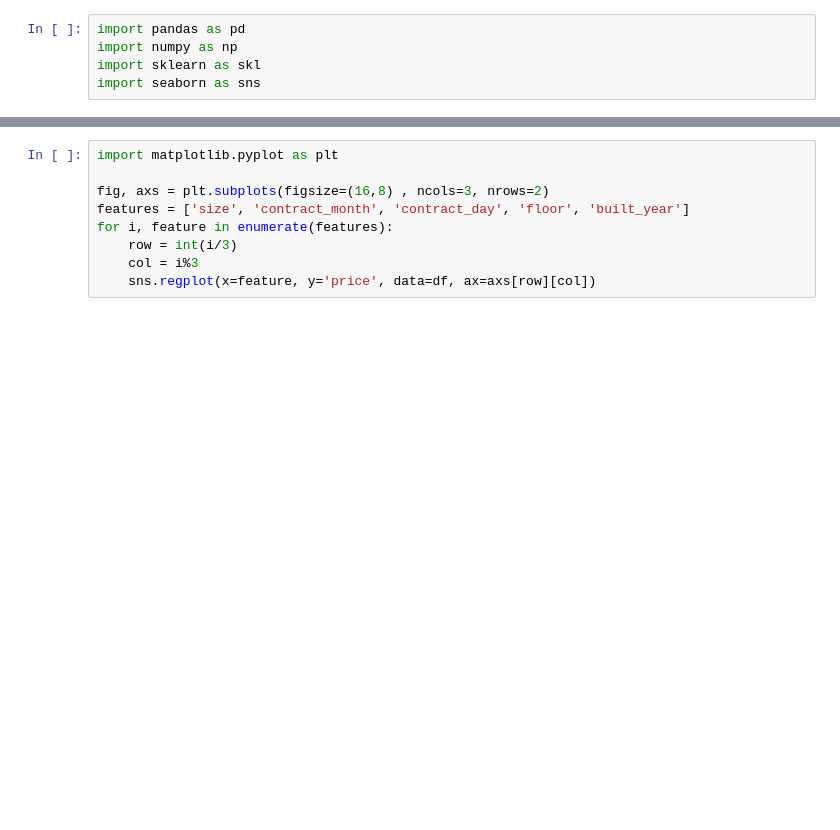
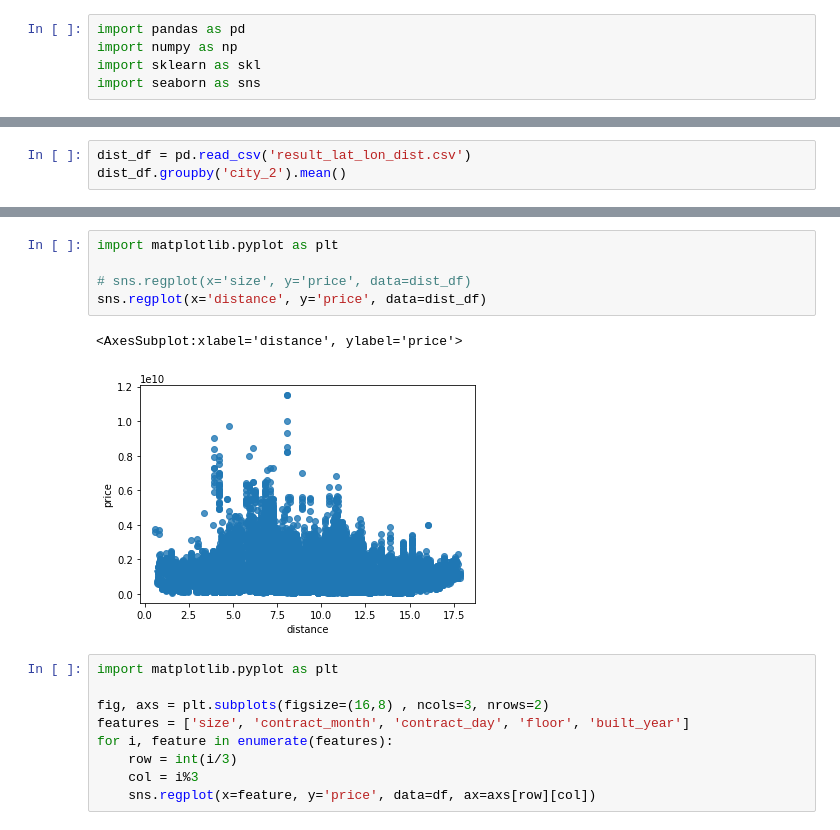
Before and after one commit to jihwanK/data_science, a Jupyter notebook: oncampus/statistics/house_regression.ipynb, the cells around one changed output, grey strips where cells are left out. Cells and saved outputs as stored; diff of their text form; blank space fills up the shorter version.

```diff
--- a/oncampus/statistics/house_regression.ipynb
+++ b/oncampus/statistics/house_regression.ipynb
@@ -23,0 +273,3 @@ df
+# %%
+dist_df = pd.read_csv('result_lat_lon_dist.csv')
+dist_df.groupby('city_2').mean()
@@ -24,3 +295,11 @@ df
+# %%
+import matplotlib.pyplot as plt
+
+# sns.regplot(x='size', y='price', data=dist_df)
+sns.regplot(x='distance', y='price', data=dist_df)
+# %% [output]
+<AxesSubplot:xlabel='distance', ylabel='price'>
+[figure, added]
 # %%
 import matplotlib.pyplot as plt
 
```
Also changed, not shown: parts of 22 cells of this notebook, 3 other files.
